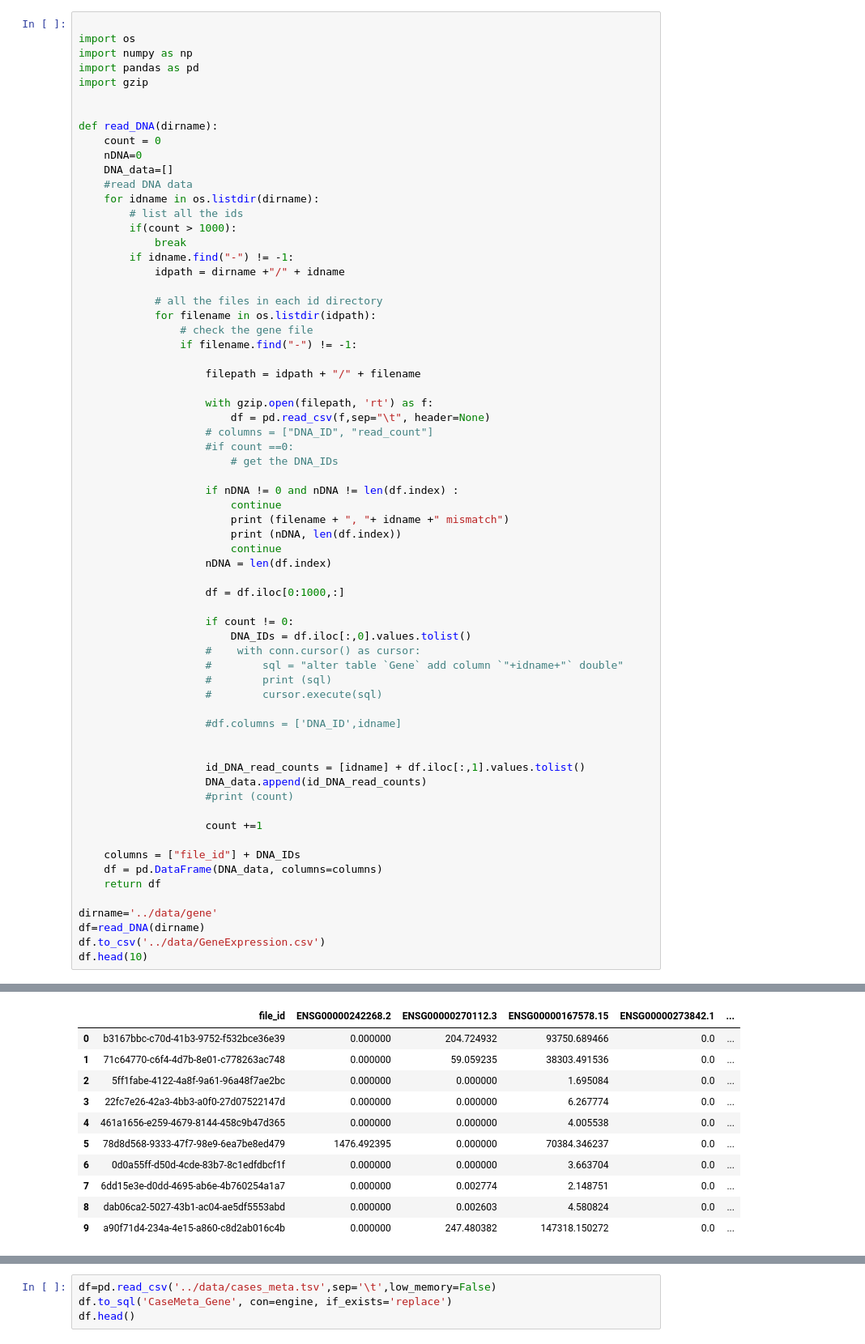
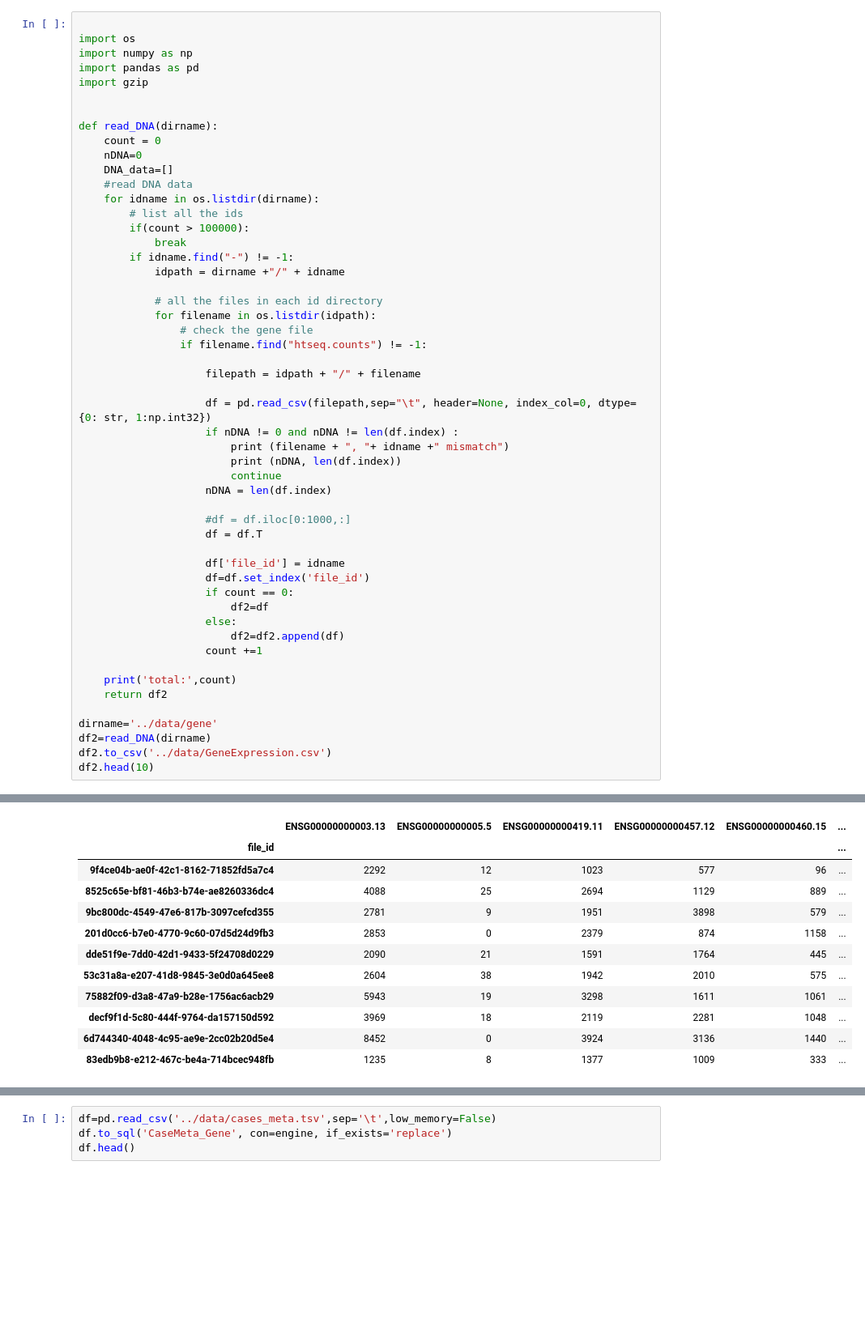
Before and after one commit to uscwy/ee542lab10, a Jupyter notebook: src/preprocess.ipynb, the cells around one changed output, grey strips where cells are left out. Shown: that part at 81% size. Drawn from its saved outputs; the diff is of its cells as text; blank space fills up the shorter version.

```diff
--- a/src/preprocess.ipynb
+++ b/src/preprocess.ipynb
@@ -25,7 +25,7 @@ def read_DNA(dirname):
     #read DNA data
     for idname in os.listdir(dirname):
         # list all the ids
-        if(count > 1000):
+        if(count > 100000):
             break
         if idname.find("-") != -1:
             idpath = dirname +"/" + idname
@@ -33,47 +33,33 @@ def read_DNA(dirname):
             # all the files in each id directory
             for filename in os.listdir(idpath):
                 # check the gene file
-                if filename.find("-") != -1:
+                if filename.find("htseq.counts") != -1:
 
                     filepath = idpath + "/" + filename
 
-                    with gzip.open(filepath, 'rt') as f:
-                        df = pd.read_csv(f,sep="\t", header=None)
-                    # columns = ["DNA_ID", "read_count"]
-                    #if count ==0:
-                        # get the DNA_IDs
-
+                    df = pd.read_csv(filepath,sep="\t", header=None, index_col=0, dtype={0: str, 1:np.int32})
                     if nDNA != 0 and nDNA != len(df.index) :
-                        continue
                         print (filename + ", "+ idname +" mismatch")
                         print (nDNA, len(df.index))
                         continue
                     nDNA = len(df.index)
 
-                    df = df.iloc[0:1000,:]
+                    #df = df.iloc[0:1000,:]
+                    df = df.T
 
-                    if count != 0:
-                        DNA_IDs = df.iloc[:,0].values.tolist()
-                    #    with conn.cursor() as cursor:
-                    #        sql = "alter table `Gene` add column `"+idname+"` double"
-                    #        print (sql)
-                    #        cursor.execute(sql)
-
-                    #df.columns = ['DNA_ID',idname]
-
-
-                    id_DNA_read_counts = [idname] + df.iloc[:,1].values.tolist()
-                    DNA_data.append(id_DNA_read_counts)
-                    #print (count)
-
+                    df['file_id'] = idname
+                    df=df.set_index('file_id')
+                    if count == 0:
+                        df2=df
+                    else:
+                        df2=df2.append(df)
                     count +=1
 
-    columns = ["file_id"] + DNA_IDs
-    df = pd.DataFrame(DNA_data, columns=columns)
-    return df
+    print('total:',count)
+    return df2
 
 dirname='../data/gene'
-df=read_DNA(dirname)
-df.to_csv('../data/GeneExpression.csv')
-df.head(10)
+df2=read_DNA(dirname)
+df2.to_csv('../data/GeneExpression.csv')
+df2.head(10)
 # %% [output]
@@ -80,11 +67,12 @@ df.head(10)
-|  | file_id | ENSG00000242268.2 | ENSG00000270112.3 | ENSG00000167578.15 | ENSG00000273842.1 | ... |
-| 0 | b3167bbc-c70d-41b3-9752-f532bce36e39 | 0.000000 | 204.724932 | 93750.689466 | 0.0 | ... |
-| 1 | 71c64770-c6f4-4d7b-8e01-c778263ac748 | 0.000000 | 59.059235 | 38303.491536 | 0.0 | ... |
-| 2 | 5ff1fabe-4122-4a8f-9a61-96a48f7ae2bc | 0.000000 | 0.000000 | 1.695084 | 0.0 | ... |
-| 3 | 22fc7e26-42a3-4bb3-a0f0-27d07522147d | 0.000000 | 0.000000 | 6.267774 | 0.0 | ... |
-| 4 | 461a1656-e259-4679-8144-458c9b47d365 | 0.000000 | 0.000000 | 4.005538 | 0.0 | ... |
-| 5 | 78d8d568-9333-47f7-98e9-6ea7be8ed479 | 1476.492395 | 0.000000 | 70384.346237 | 0.0 | ... |
-| 6 | 0d0a55ff-d50d-4cde-83b7-8c1edfdbcf1f | 0.000000 | 0.000000 | 3.663704 | 0.0 | ... |
-| 7 | 6dd15e3e-d0dd-4695-ab6e-4b760254a1a7 | 0.000000 | 0.002774 | 2.148751 | 0.0 | ... |
-| 8 | dab06ca2-5027-43b1-ac04-ae5df5553abd | 0.000000 | 0.002603 | 4.580824 | 0.0 | ... |
-| 9 | a90f71d4-234a-4e15-a860-c8d2ab016c4b | 0.000000 | 247.480382 | 147318.150272 | 0.0 | ... |
+|  | ENSG00000000003.13 | ENSG00000000005.5 | ENSG00000000419.11 | ENSG00000000457.12 | ENSG00000000460.15 | ... |
+| file_id |  |  |  |  |  | ... |
+| 9f4ce04b-ae0f-42c1-8162-71852fd5a7c4 | 2292 | 12 | 1023 | 577 | 96 | ... |
+| 8525c65e-bf81-46b3-b74e-ae8260336dc4 | 4088 | 25 | 2694 | 1129 | 889 | ... |
+| 9bc800dc-4549-47e6-817b-3097cefcd355 | 2781 | 9 | 1951 | 3898 | 579 | ... |
+| 201d0cc6-b7e0-4770-9c60-07d5d24d9fb3 | 2853 | 0 | 2379 | 874 | 1158 | ... |
+| dde51f9e-7dd0-42d1-9433-5f24708d0229 | 2090 | 21 | 1591 | 1764 | 445 | ... |
+| 53c31a8a-e207-41d8-9845-3e0d0a645ee8 | 2604 | 38 | 1942 | 2010 | 575 | ... |
+| 75882f09-d3a8-47a9-b28e-1756ac6acb29 | 5943 | 19 | 3298 | 1611 | 1061 | ... |
+| decf9f1d-5c80-444f-9764-da157150d592 | 3969 | 18 | 2119 | 2281 | 1048 | ... |
+| 6d744340-4048-4c95-ae9e-2cc02b20d5e4 | 8452 | 0 | 3924 | 3136 | 1440 | ... |
+| 83edb9b8-e212-467c-be4a-714bcec948fb | 1235 | 8 | 1377 | 1009 | 333 | ... |
```
Also changed, not shown: parts of 3 cells of this notebook, 6 other files.
